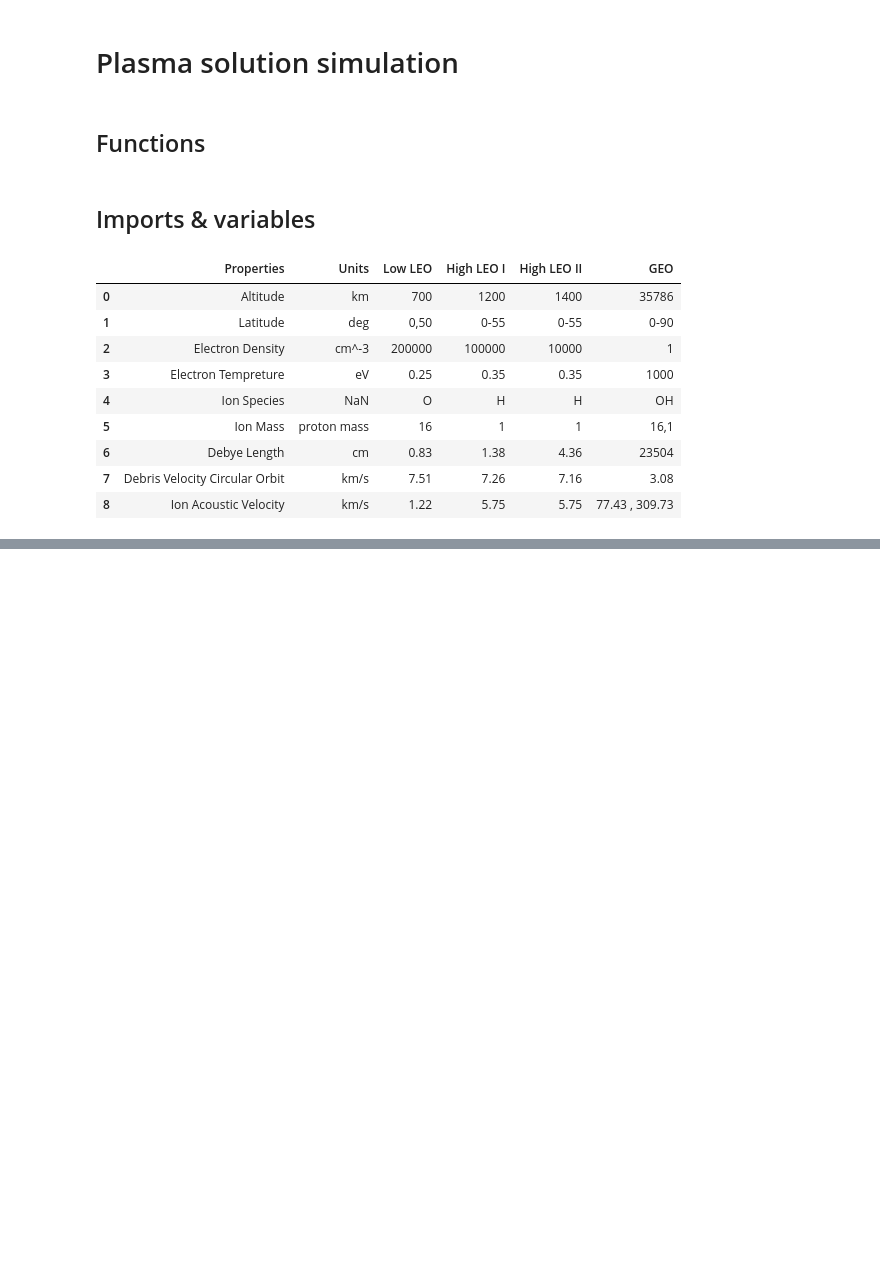
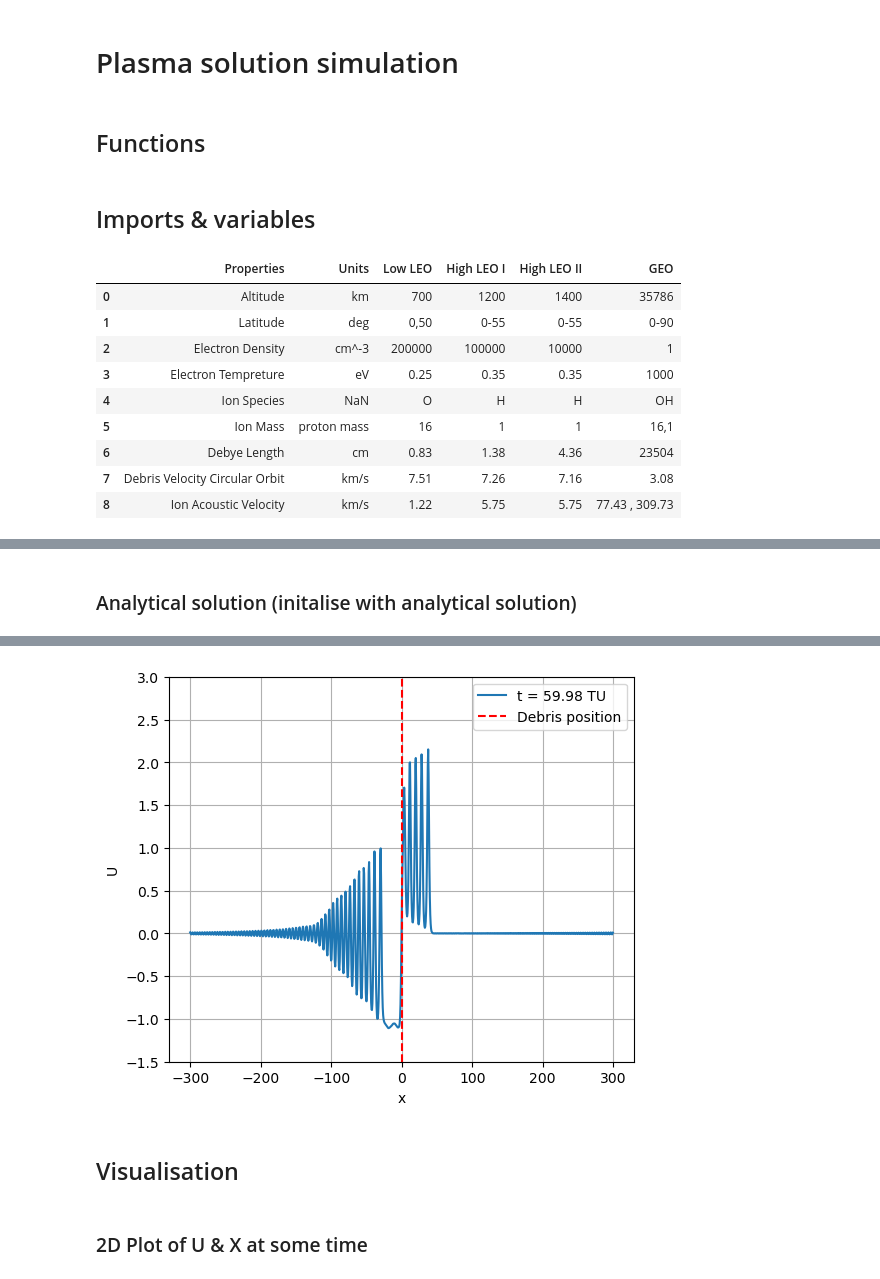
Before and after one commit to lsewards/Forced-kdv-plasma-solitons-simulation, a Jupyter notebook: Plasma soltion simulation.ipynb, the cells around one changed output, grey strips where cells are left out. Cells and saved outputs as stored; diff of their text form; code cells hidden in the pictures; blank space fills up the shorter version.

```diff
--- a/Plasma soltion simulation.ipynb
+++ b/Plasma soltion simulation.ipynb
@@ -223,11 +223,11 @@ def forcing_term(np_potential, xi, tau, vd, G):
 def fkdv_exact_solution(a, x, K = 0.6124):
     return a / (np.cosh(K * x)**2)
 
-def ck_solutions(last_sol, current_sol, alpha, beta, s, k, f, dt):
-    """Use the Crank-Nicolson scheme to solve the normalised forced KdV equation on a periodic domain."""
+def ck_solutions(last_sol, current_sol, alpha, beta, k, f, dt):
+    """Use the Crank-Nicolson scheme to solve the normalised forced KdV equation on a non-periodic domain."""
     # pre-calculating coefficients
-    _ck_beta = dt * beta * 1j * s**3 * k**3
-    _ck_z = dt * 1j * s * k
+    _ck_beta = dt * beta * 1j * k**3 # removed s**3 term
+    _ck_z = dt * 1j * k # removed s term
 
     # computing the rfft of u & f halfs the length of array which then is multipled by 1024 leng coefficents arrays because of k
     _ck_beta_fft = _ck_beta[:len(k)//2+1]  # Keep only first 513 elements
@@ -272,6 +272,7 @@ __mo__ = 15.994914619 * 1.66053906892e-27 # Oxygen ion mass in kg
 a = 0.01 # debris in m
 alpha = 1.0051
 beta = 0.4925
+
 vd = 1.20 # Debris velocity in km/s
 np_potential = None # Normalised plasma potential, if None, it will be automatically calculated.
 
@@ -279,9 +280,10 @@ np_potential = None # Normalised plasma potential, if None, it will be automatic
 N = 1024 # number of discretised points in the domain (power of 2 for FFT speed)
 L = 300.0 # size of the domain
 G = a / (plasma_prop["Debye Length"] * 1e-2) # Normalised forcing width
-dtau = 0.002# TU
+dtau = 0.02# TU
 tau_inital = 0.0  # TU
 tau_final = 60.0 # TU
+num_stablising_steps = 5 # Number of steps to stablise the solution before starting the main simulation
 
 # Normlaised units
 TU = (plasma_prop["Debye Length"] * 1e-2) / (plasma_prop["Ion Acoustic Velocity"] * 1e3) # Time unit in seconds
@@ -401,0 +386,63 @@ Plotting.
+# %% [markdown]
+### Analytical solution (initalise with analytical solution)
+# %%
+if __name__ == "__main__":
+    # Defining mesh space & waven numbers
+    xi = np.linspace(-L, L , N, endpoint=False)
+    dxi = xi[1] - xi[0]
+    k = 2*np.pi*np.fft.fftfreq(N, d=dxi)
+
+    # Initialising the solution array and time array
+    num_steps = int(abs(tau_inital - tau_final)/dtau) + 1
+    time_array = np.zeros(num_steps)
+    sol = np.zeros(((len(time_array) + 1),N))
+    print(f"Number of time steps: {num_time_steps}")
+
+    sol[0] = fkdv_exact_solution(a, xi) # Initial condition is set to the exact solution of the KdV equation
+    sol[1] = fkdv_exact_solution(a, xi) # SWITCH THIS TO START FROM RESTFRAME OR ANALYTICAL SOLITON
+    time_array[0] = tau_inital - dtau  # Intial time step is set to tau_inital - dtau to account for the first step being a special case
+
+    step = 1
+    current_time = tau_inital   # start
+    while current_time <= tau_final:
+        time_array[step] = current_time
+
+        forcing = forcing_term(np_potential, xi, current_time, vd_norm, G)
+        sol[step + 1] = ck_solutions(last_sol=sol[step - 1],  # Propogate exact solution forward in time with CK scheme
+                                     current_sol=sol[step],
+                                     alpha=alpha,
+                                     beta=beta,
+                                     k=k,
+                                     f=forcing,
+                                     dt=current_dtau
+                                     )
+
+        if step % 1 == 0: # only prints every 10000 steps to avoid cluttering the output
+            print(f"Time step: {step}, Time: {current_time:.2f} TU")
+            print(f"Max value of solution: {np.max(sol[step + 1]):.4f}, Min value of solution: {np.min(sol[step + 1]):.4f}")
+
+        step += 1
+        current_time += dtau
+
+    print("Simulation complete.")
+    print(time_array[-1], sol[-1])
+
+    analytical_sol = sol
+    analytical_time_array = time_array
+
+    print("Plotting.")
+# ---Display the final solution at the last time step---
+for i in range(len(analytical_time_array)):
+    if abs(analytical_time_array[i] - 60) < 1e-2:
+        print(i)
+        break
+plt.figure(figsize=(6,5))
+plt.plot(xi, analytical_sol[i], label=f"t = {analytical_time_array[i]:.2f} TU")
+plt.axvline(vd_norm * analytical_time_array[i] , color='red', linestyle='--', label="Debris position")
+plt.xlabel("x")
+plt.ylabel("U")
+plt.ylim(-1.5,3)
+plt.legend()
+plt.grid()
+plt.show()
+# %% [output]
@@ -401,0 +466,5 @@ Plotting.
+[figure, added]
+# %% [markdown]
+## Visualisation
+# %% [markdown]
+### 2D Plot of U & X at some time
```
Also changed, not shown: parts of 8 cells of this notebook.
